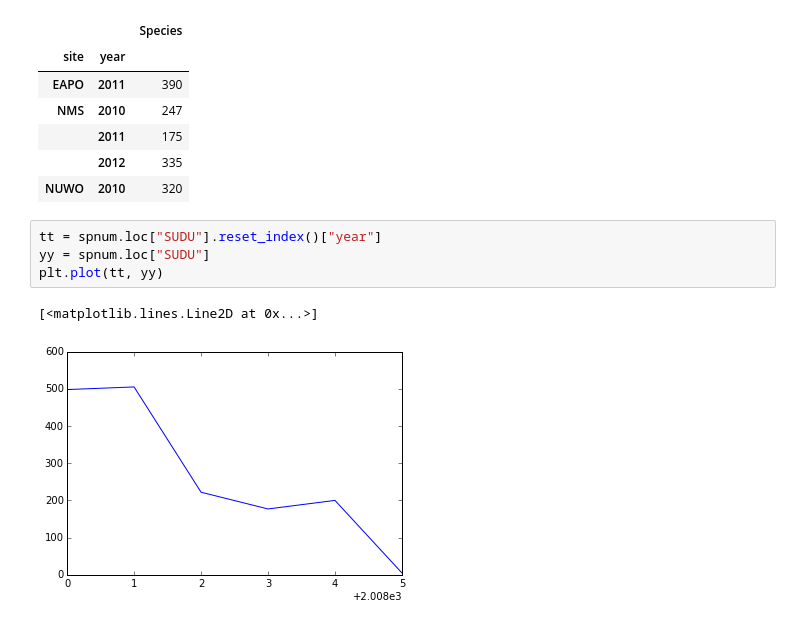
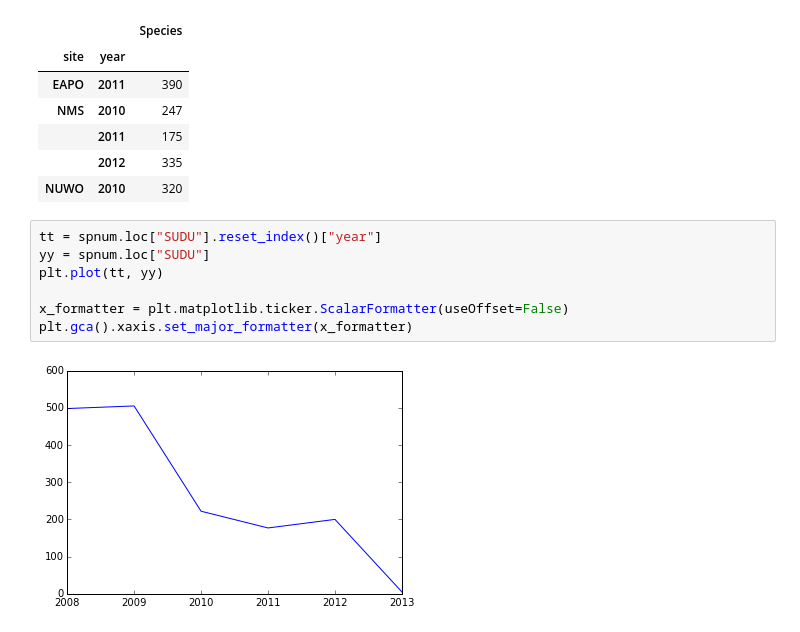
Before and after one commit to odscwest/parksconserverancy, a Jupyter notebook: preprocess.ipynb, the cells around one changed output. Drawn from its saved outputs; the diff is of its cells as text.

Commit message:
graphing x-axis fixed

```diff
--- a/preprocess.ipynb
+++ b/preprocess.ipynb
@@ -95,7 +95,9 @@ spnum.head()
 # %%
 tt = spnum.loc["SUDU"].reset_index()["year"]
 yy = spnum.loc["SUDU"]
 plt.plot(tt, yy)
+
+x_formatter = plt.matplotlib.ticker.ScalarFormatter(useOffset=False)
+plt.gca().xaxis.set_major_formatter(x_formatter)
 # %% [output]
-[<matplotlib.lines.Line2D at 0x...>]
-[figure, old version]
+[figure, new version]
```
